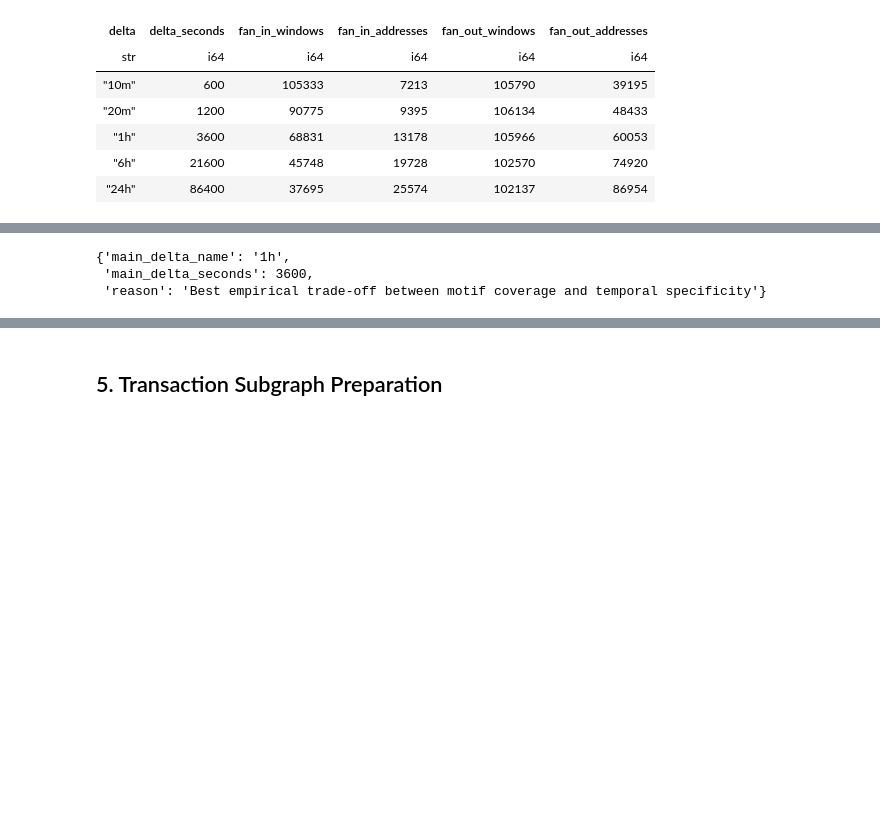
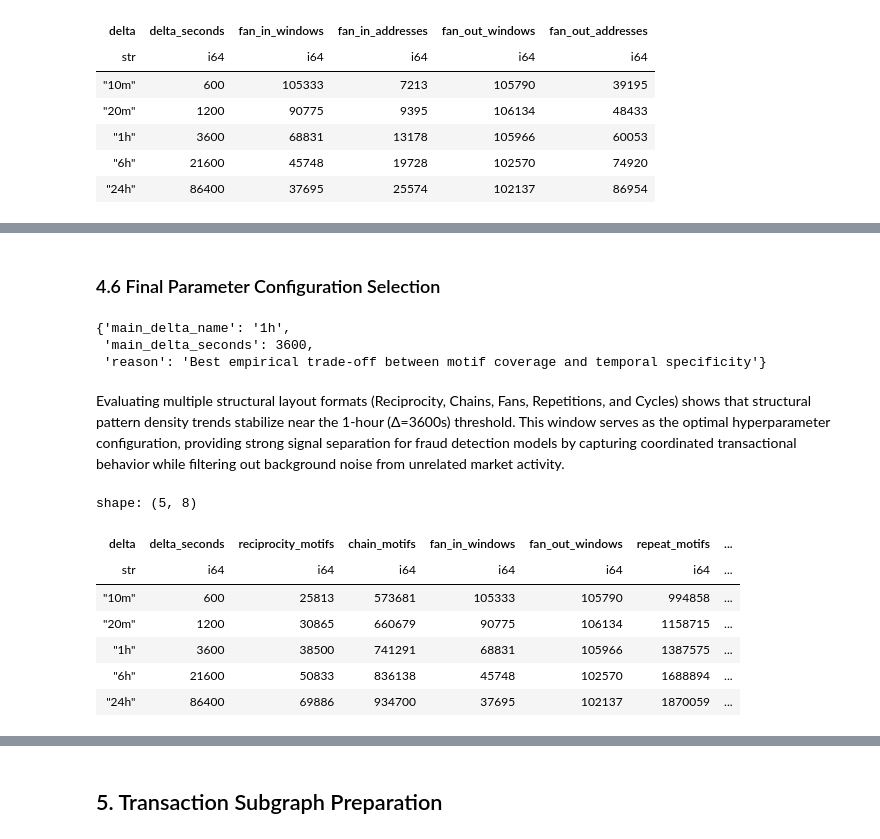
Before and after one commit to Nefeli-Apostolou/GM-Project---Fraud-Detection, a Jupyter notebook: time_motifs_communities.ipynb, the cells around one changed output, grey strips where cells are left out. Saved outputs shown, nothing was run; the diff lists cells and outputs as text; code cells hidden in the pictures; blank space fills up the shorter version.

```diff
--- a/time_motifs_communities.ipynb
+++ b/time_motifs_communities.ipynb
@@ -681,3 +945,5 @@ shape: (5, 6)
+# %% [markdown]
+### 4.6 Final Parameter Configuration Selection
 # %%
 main_delta_name = "1h"
 main_delta = 60 * 60
@@ -693,3 +959,41 @@ chosen_delta
 {'main_delta_name': '1h',
  'main_delta_seconds': 3600,
  'reason': 'Best empirical trade-off between motif coverage and temporal specificity'}
+# %% [markdown]
+Evaluating multiple structural layout formats (Reciprocity, Chains, Fans, Repetitions, and Cycles) shows that structural pattern density trends stabilize near the 1-hour (Δ=3600s) threshold. This window serves as the optimal hyperparameter configuration, providing strong signal separation for fraud detection models by capturing coordinated transactional behavior while filtering out background noise from unrelated market activity.
+# %%
+window_selection_summary = (
+    reciprocity_summary
+    .select(["delta", "delta_seconds", "reciprocity_motifs"])
+    .join(
+        chain_summary.select(["delta", "chain_motifs"]),
+        on="delta",
+        how="left"
+    )
+    .join(
+        fan_summary.select(["delta", "fan_in_windows", "fan_out_windows"]),
+        on="delta",
+        how="left"
+    )
+    .join(
+        repeat_summary.select(["delta", "repeat_motifs"]),
+        on="delta",
+        how="left"
+    )
+    .join(
+        cycle_summary.select(["delta", "cycle_motifs"]),
+        on="delta",
+        how="left"
+    )
+)
+
+window_selection_summary
+# %% [output]
+shape: (5, 8)
+| delta | delta_seconds | reciprocity_motifs | chain_motifs | fan_in_windows | fan_out_windows | repeat_motifs | ... |
+| str | i64 | i64 | i64 | i64 | i64 | i64 | ... |
+| "10m" | 600 | 25813 | 573681 | 105333 | 105790 | 994858 | ... |
+| "20m" | 1200 | 30865 | 660679 | 90775 | 106134 | 1158715 | ... |
+| "1h" | 3600 | 38500 | 741291 | 68831 | 105966 | 1387575 | ... |
+| "6h" | 21600 | 50833 | 836138 | 45748 | 102570 | 1688894 | ... |
+| "24h" | 86400 | 69886 | 934700 | 37695 | 102137 | 1870059 | ... |
```
Also changed, not shown: parts of 58 cells of this notebook, 3 other files.
